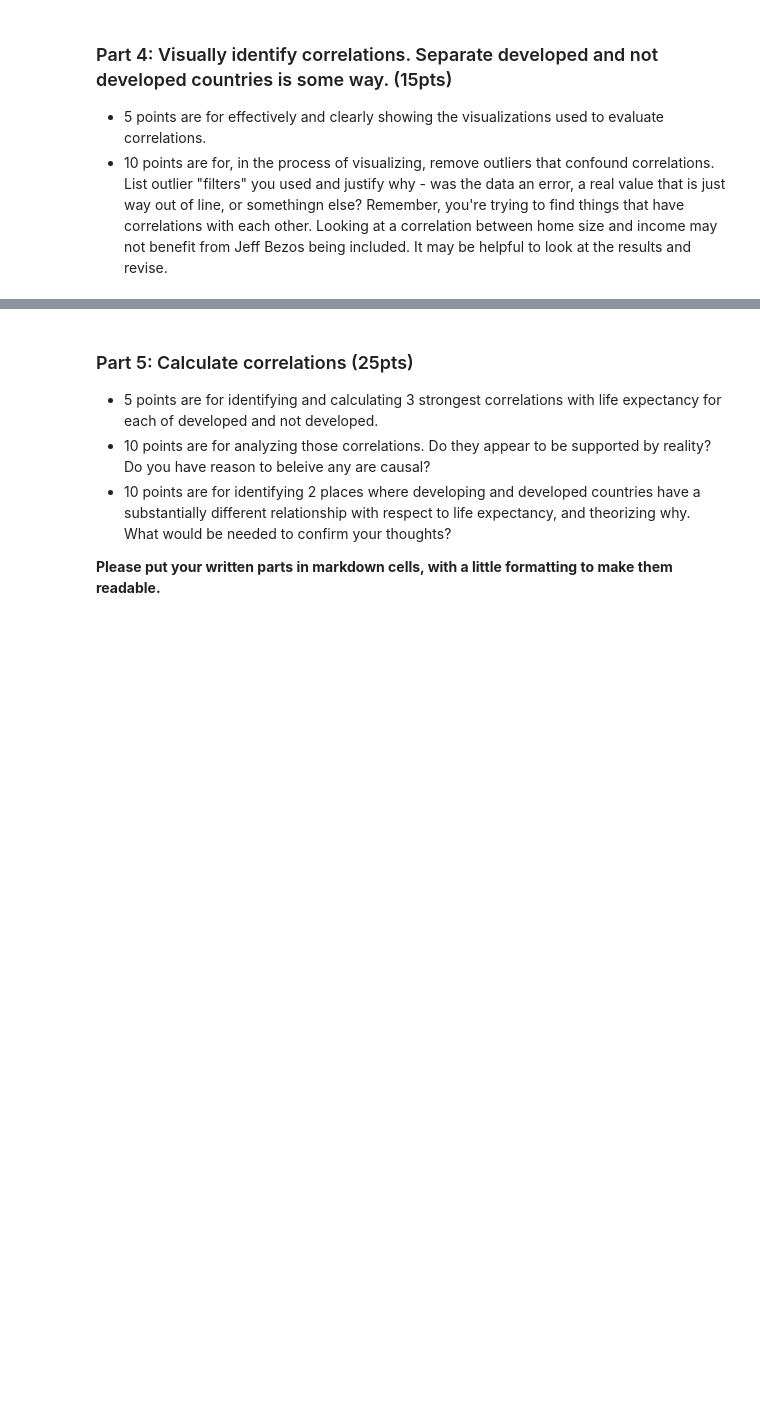
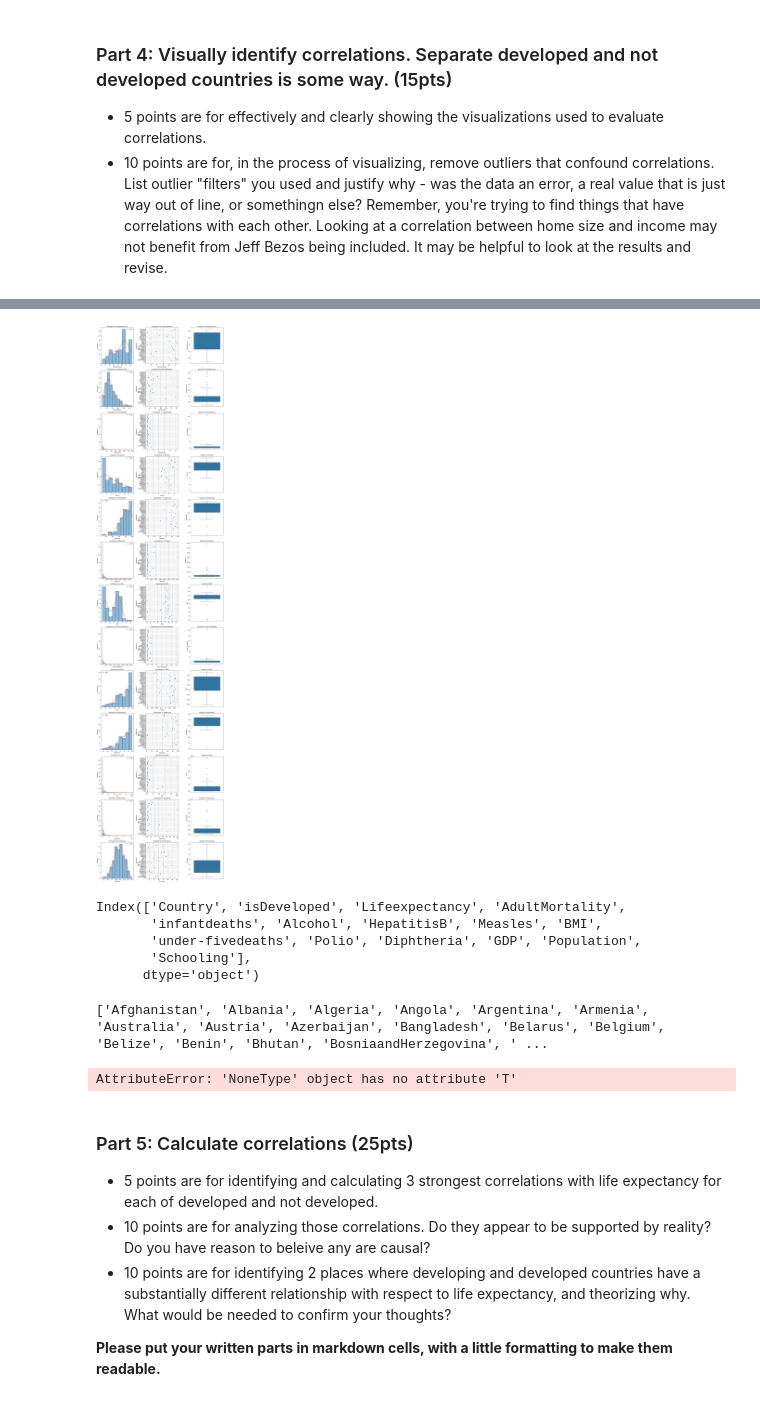
Before and after one commit to AkeemSemperDataScience/data3450-assignment-2-mlsiebold, a Jupyter notebook: START_Asn_2.ipynb, the cells around one changed output, grey strips where cells are left out. Drawn from its saved outputs; the diff is of its cells as text; code cells hidden in the pictures; blank space fills up the shorter version.

Commit message:
Part 4 scatter and box

```diff
--- a/START_Asn_2.ipynb
+++ b/START_Asn_2.ipynb
@@ -441,3 +459,55 @@ plt.show()
+# %%
+dfLE['Country'] = dfLE['Country'].replace({'UnitedKingdomofGreatBritainandNorthernIreland':'UK', 'UnitedStatesofAmerica':'US'})
+
+df_dev = dfLE[dfLE['isDeveloped']==1]           # Seperate df into developed and not developed (0=False, 1=True)
+df_not_dev = dfLE[dfLE['isDeveloped']==0]
+
+columns = dfLE.select_dtypes(include='float').columns.to_list()                               # Get list of float column names
+#idx_adj = -1
+subplot_rows = len(columns)-1                                                                 # Base number of subplot rows on the number of columns in list
+subplot_cols = 3                                                                            # Base number of subplot columns on number of plot types (hist and CDF)
+
+fig, axes = plt.subplots(subplot_rows, subplot_cols, figsize=(15, 5*subplot_rows))          # Create subplots based on number of columns in list
+axes = axes.reshape(subplot_rows, subplot_cols)
+
+for i, column in enumerate(columns):
+    if column != 'isDeveloped':
+        i = i-1
+
+        sns.histplot(df[column], kde=True, line_kws={'label':'KDE'}, ax=axes[i, 0])   # Plot histogram and density curve (KDE)
+        axes[i, 0].set_title(f'Histogram of {column}')                                # axes[i*subplot_cols] tells it where to place the graph:
+        axes[i, 0].set_xlabel(column)                                                     # i = subplot row = current iteration
+        axes[i, 0].set_ylabel('Frequency')                                                # subplot_cols = column number = subplot column 1
+        axes[i, 0].legend()
+        axes[i, 0].lines[0].set_color('red')                                          # Change KDE color (workaround because line_kws ignores {'color':'red'} for dumb reasons I don't really understand...)
+
+        sns.scatterplot(df_dev, x=column, y='Country', ax=axes[i, 1])
+        axes[i, 1].set_title(f'Scatterplot of {column}')                                # axes[i*subplot_cols] tells it where to place the graph:
+        axes[i, 1].set_xlabel(column)                                                     # i = subplot row = current iteration
+        axes[i, 1].set_ylabel('Frequency')                                                # subplot_cols = column number = subplot column 1
+        axes[i, 1].grid(True)
+
+        sns.boxplot(df_dev, y=column, ax=axes[i, 2])
+        axes[i, 2].set_title(f'Boxplot of {column}')                                # axes[i*subplot_cols] tells it where to place the graph:
+        axes[i, 2].set_ylabel(column)                                                # subplot_cols = column number = subplot column 1
+
+plt.tight_layout()
+plt.show()
+# %% [output]
+[figure, added]
+# %%
+dfLE.columns
+# %% [output]
+Index(['Country', 'isDeveloped', 'Lifeexpectancy', 'AdultMortality',
+       'infantdeaths', 'Alcohol', 'HepatitisB', 'Measles', 'BMI',
+       'under-fivedeaths', 'Polio', 'Diphtheria', 'GDP', 'Population',
+       'Schooling'],
+      dtype='object')
+# %%
+print(sorted(df['Country'].unique()))
+# %% [output]
+['Afghanistan', 'Albania', 'Algeria', 'Angola', 'Argentina', 'Armenia', 'Australia', 'Austria', 'Azerbaijan', 'Bangladesh', 'Belarus', 'Belgium', 'Belize', 'Benin', 'Bhutan', 'BosniaandHerzegovina', ' ...
+AttributeError: 'NoneType' object has no attribute 'T'
 # %%
 #Visualize correlations.
 # %% [markdown]
```
Also changed, not shown: parts of 4 cells of this notebook.
